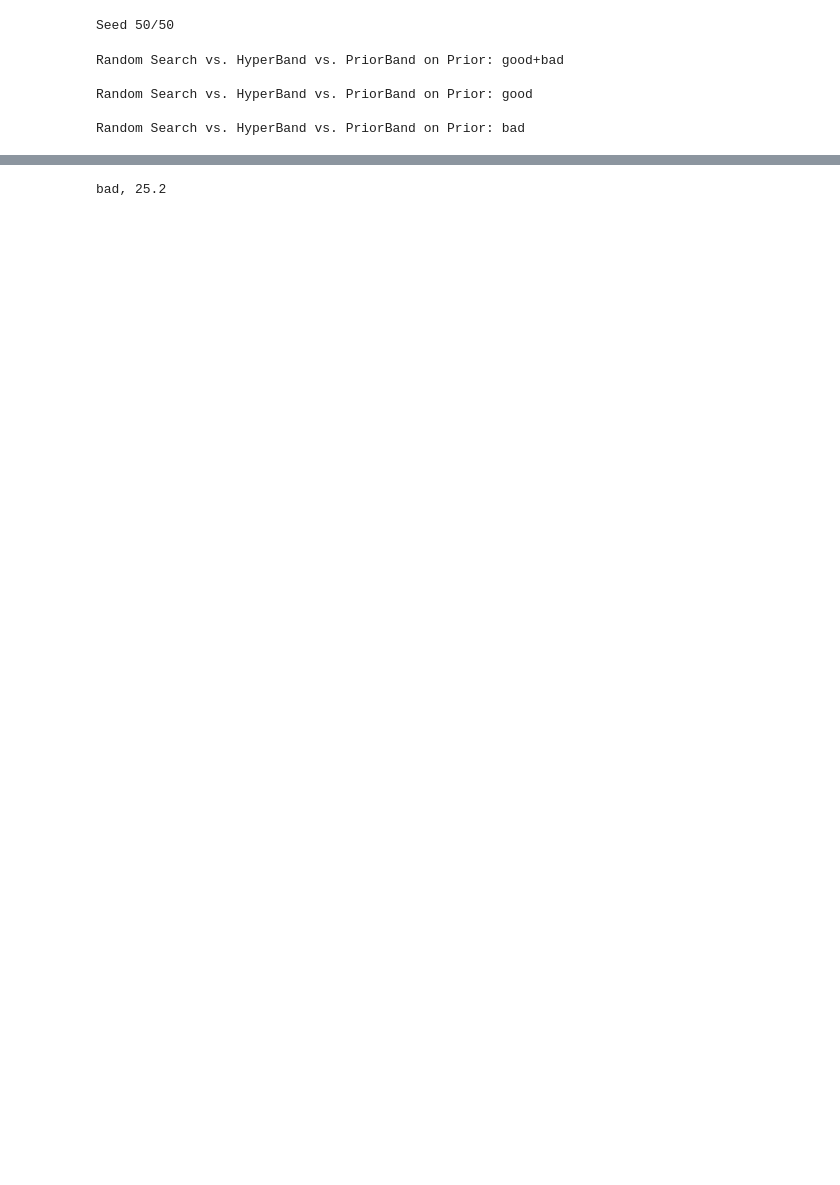
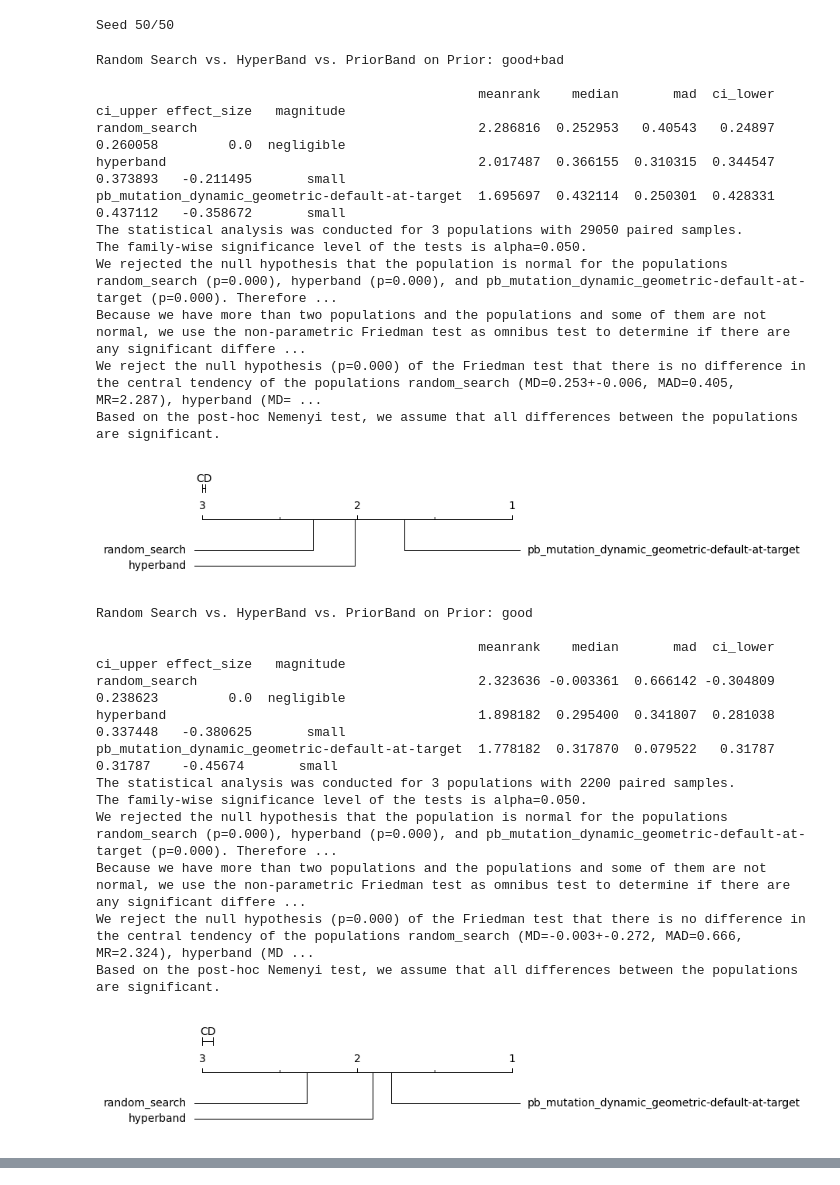
Before and after one commit to automl-private/significance_analysis, a Jupyter notebook: 10_10_to_17_10/priorband_autorank.ipynb, the cells around one changed output, grey strips where cells are left out. Drawn from its saved outputs; the diff is of its cells as text; code cells hidden in the pictures; blank space fills up the shorter version.

```diff
--- a/10_10_to_17_10/priorband_autorank.ipynb
+++ b/10_10_to_17_10/priorband_autorank.ipynb
@@ -47,26 +46,48 @@ def autorank_formatter(df:pd.DataFrame,system_id:str,metric:str,used_fidelity_mi
 # %%
 from autorank import autorank, create_report, plot_stats
 import warnings
 warnings.filterwarnings("ignore","p-value may not be accurate for N > 5000.")
 from matplotlib import pyplot as plt
 
 system_id="algorithm"
 df_dict_autorank={}
 for priortype in ["good+bad","good","bad"]:
     df_dict_autorank[priortype]=autorank_formatter(df_dict[priortype]["RS+HB+PB"],"algorithm","value")
 
 # PriorBand Analysis with Autorank for all cost/time/fidelities combined/ignored
 for priortype in df_dict_autorank.keys():
     print(f"Random Search vs. HyperBand vs. PriorBand on Prior: {priortype} \n")
     result=autorank(df_dict_autorank[priortype],
             alpha=0.05,
             verbose=False)
-    # print(result[0])
-    # plot_stats(result)
+    print(result[0])
+    create_report(result)
+    plot_stats(result)
     plt.show()
 # %% [output]
 Random Search vs. HyperBand vs. PriorBand on Prior: good+bad
 
-Random Search vs. HyperBand vs. PriorBand on Prior: good
-
-Random Search vs. HyperBand vs. PriorBand on Prior: bad
+                                                 meanrank    median       mad  ci_lower  ci_upper effect_size   magnitude
+random_search                                    2.286816  0.252953   0.40543   0.24897  0.260058         0.0  negligible
+hyperband                                        2.017487  0.366155  0.310315  0.344547  0.373893   -0.211495       small
+pb_mutation_dynamic_geometric-default-at-target  1.695697  0.432114  0.250301  0.428331  0.437112   -0.358672       small
+The statistical analysis was conducted for 3 populations with 29050 paired samples.
+The family-wise significance level of the tests is alpha=0.050.
+We rejected the null hypothesis that the population is normal for the populations random_search (p=0.000), hyperband (p=0.000), and pb_mutation_dynamic_geometric-default-at-target (p=0.000). Therefore ...
+Because we have more than two populations and the populations and some of them are not normal, we use the non-parametric Friedman test as omnibus test to determine if there are any significant differe ...
+We reject the null hypothesis (p=0.000) of the Friedman test that there is no difference in the central tendency of the populations random_search (MD=0.253+-0.006, MAD=0.405, MR=2.287), hyperband (MD= ...
+Based on the post-hoc Nemenyi test, we assume that all differences between the populations are significant.
+[figure, added]
+Random Search vs. HyperBand vs. PriorBand on Prior: good
+
+                                                 meanrank    median       mad  ci_lower  ci_upper effect_size   magnitude
+random_search                                    2.323636 -0.003361  0.666142 -0.304809  0.238623         0.0  negligible
+hyperband                                        1.898182  0.295400  0.341807  0.281038  0.337448   -0.380625       small
+pb_mutation_dynamic_geometric-default-at-target  1.778182  0.317870  0.079522   0.31787   0.31787    -0.45674       small
+The statistical analysis was conducted for 3 populations with 2200 paired samples.
+The family-wise significance level of the tests is alpha=0.050.
+We rejected the null hypothesis that the population is normal for the populations random_search (p=0.000), hyperband (p=0.000), and pb_mutation_dynamic_geometric-default-at-target (p=0.000). Therefore ...
+Because we have more than two populations and the populations and some of them are not normal, we use the non-parametric Friedman test as omnibus test to determine if there are any significant differe ...
+We reject the null hypothesis (p=0.000) of the Friedman test that there is no difference in the central tendency of the populations random_search (MD=-0.003+-0.272, MAD=0.666, MR=2.324), hyperband (MD ...
+Based on the post-hoc Nemenyi test, we assume that all differences between the populations are significant.
+[figure, added]
@@ -73,10 +107,10 @@ Random Search vs. HyperBand vs. PriorBand on Prior: bad
 # %%
 import numpy as np
 system_id="algorithm"
-steps=50
+steps=20
 min_f=1
 max_f=25.2
-quantiles=False
+quantiles=True
 df_dict_autorank_fidelities={}
 for priortype in ["good+bad","good","bad"]:
     df_dict_autorank_fidelities[priortype]={}
@@ -96,8 +130,6 @@ for priortype in ["good+bad","good","bad"]:
             print(f"{priortype}, {round(f,4)}           ",end="\r",flush=True)
 
             df_dict_autorank_fidelities[priortype][f]=autorank_formatter(df_dict[priortype]["RS+HB+PB"],"algorithm","value",used_fidelity_max=f)
-# %% [output]
-bad, 25.2
 # %%
 
 scores={}
```
Also changed, not shown: parts of 4 cells of this notebook.
